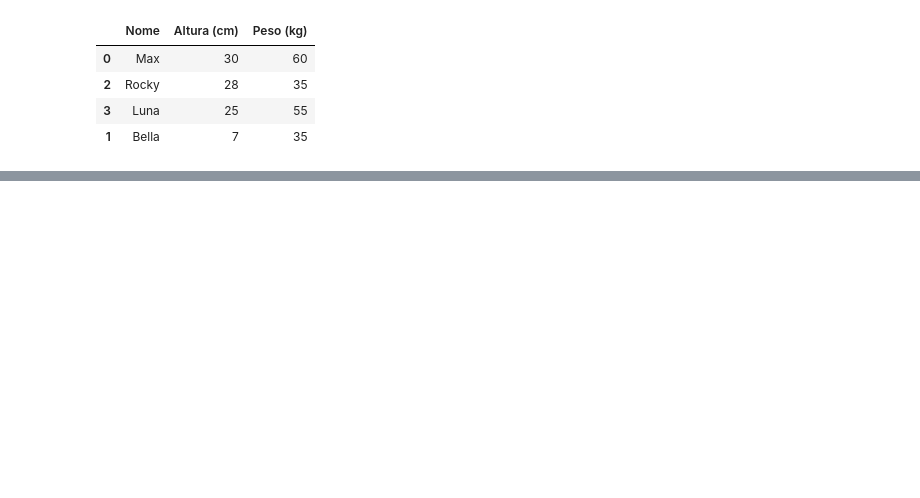
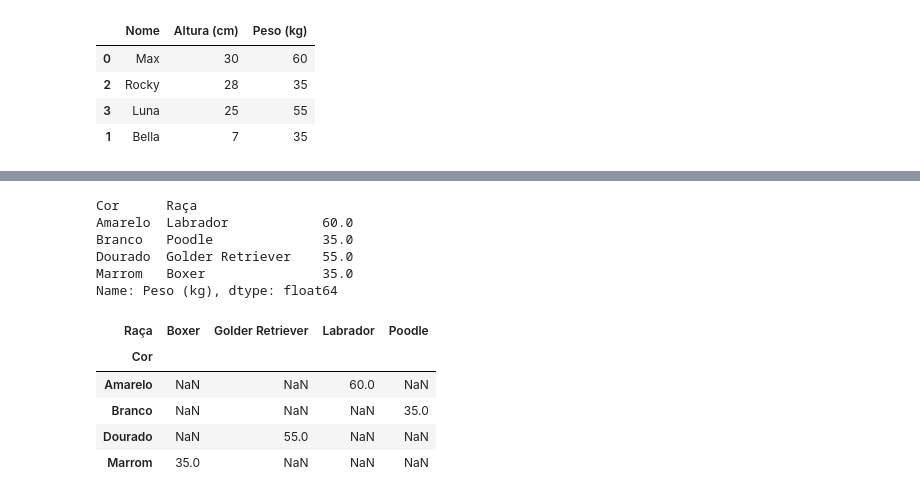
Before and after one commit to lidiaperside/python-para-dados-womakerscode, a Jupyter notebook: pandas.ipynb, the cells around one changed output, grey strips where cells are left out. Saved outputs shown, nothing was run; the diff lists cells and outputs as text; code cells hidden in the pictures; blank space fills up the shorter version.

```diff
--- a/pandas.ipynb
+++ b/pandas.ipynb
@@ -255,0 +486,19 @@ dog_pequeno[['Nome', 'Altura (cm)', 'Peso (kg)']]
+# %%
+#Agrupando várias variáveis
+df_cachorros.groupby(['Cor', 'Raça'])['Peso (kg)'].mean()
+# %% [output]
+Cor      Raça
+Amarelo  Labrador            60.0
+Branco   Poodle              35.0
+Dourado  Golder Retriever    55.0
+Marrom   Boxer               35.0
+Name: Peso (kg), dtype: float64
+# %%
+df_cachorros.pivot_table(values='Peso (kg)', index='Cor', columns='Raça')
+# %% [output]
+| Raça | Boxer | Golder Retriever | Labrador | Poodle |
+| Cor |  |  |  |  |
+| Amarelo | NaN | NaN | 60.0 | NaN |
+| Branco | NaN | NaN | NaN | 35.0 |
+| Dourado | NaN | 55.0 | NaN | NaN |
+| Marrom | 35.0 | NaN | NaN | NaN |
```
Also changed, not shown: parts of 44 cells of this notebook, 1 other file.
